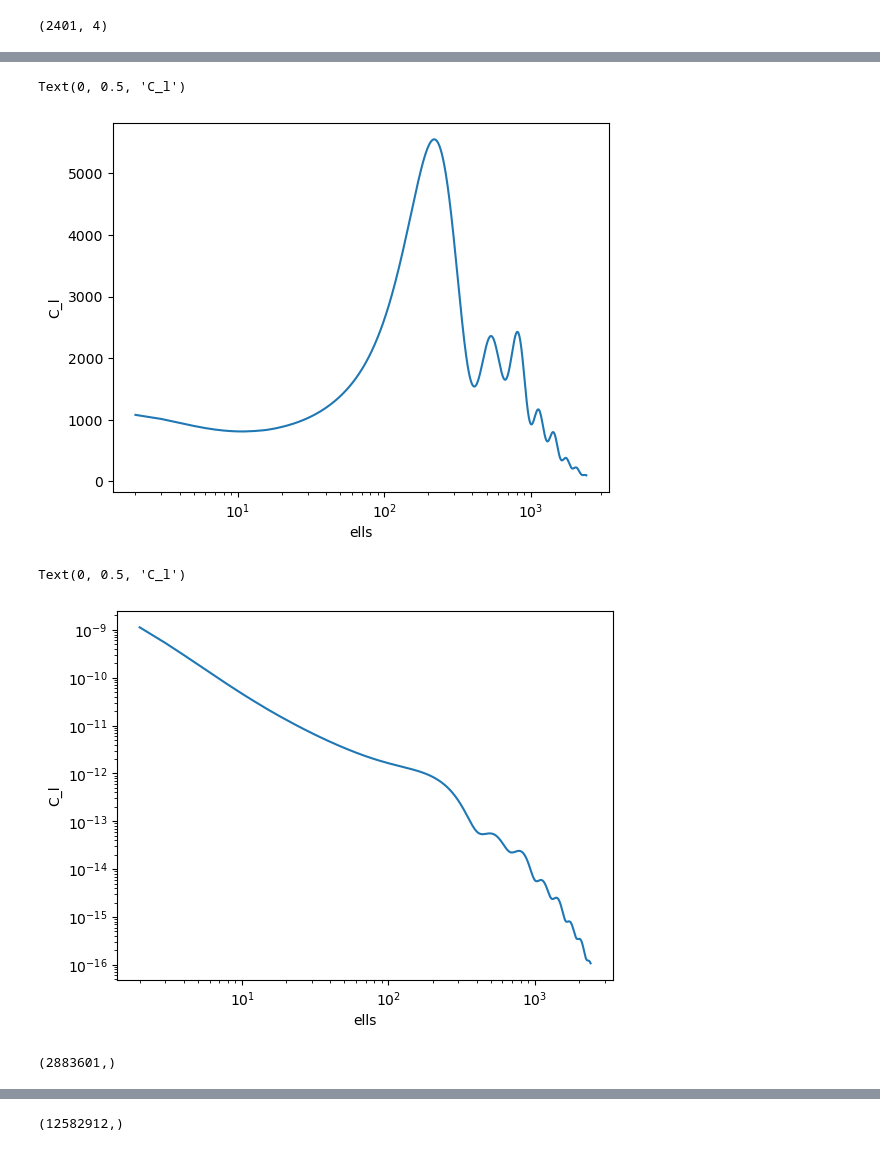
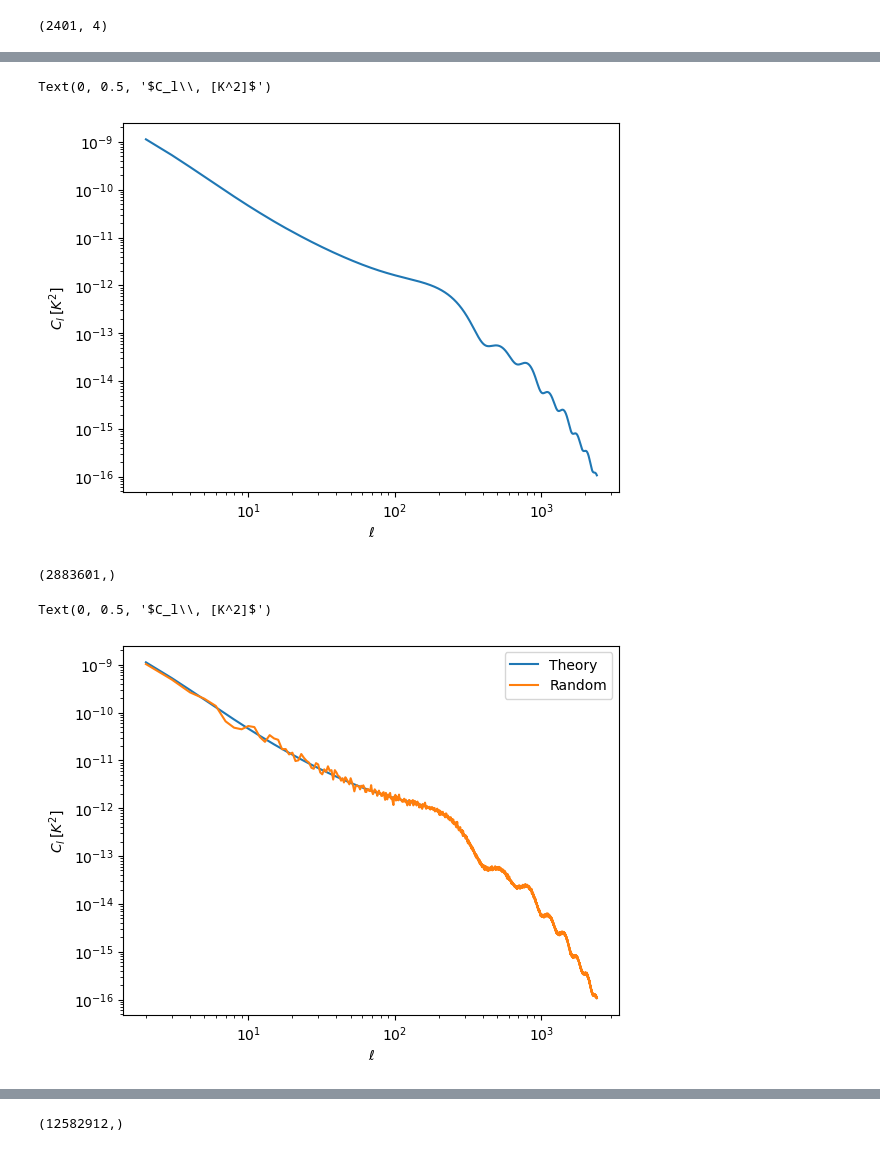
Before and after one commit to GenovaCosmology/AstroCosmoComputational, a Jupyter notebook: Students/Gabriele_Russo/Lesson9/gaussian_map.ipynb, the cells around one changed output, grey strips where cells are left out. Saved outputs shown, nothing was run; the diff lists cells and outputs as text; code cells hidden in the pictures.

```diff
--- a/Students/Gabriele_Russo/Lesson9/gaussian_map.ipynb
+++ b/Students/Gabriele_Russo/Lesson9/gaussian_map.ipynb
@@ -64,7 +80,7 @@ ells = np.arange(len(C_l))
 # %%
-plt.semilogx(ells[2:], C_l[2:])
-plt.xlabel('ells')
-plt.ylabel('C_l')
+plt.loglog(ells[2:], C_l[2:])
+plt.xlabel(r'$\ell$')
+plt.ylabel(r'$C_l\, [K^2]$')
 # %% [output]
-Text(0, 0.5, 'C_l')
+Text(0, 0.5, '$C_l\\, [K^2]$')
-[figure, old version]
+[figure, new version]
@@ -76,7 +90,13 @@ C_l = power['unlensed_scalar'][:, 0]
+# %%
+alms.shape # per ogni l, 2l+1 valori di m
+# %% [output]
+(2883601,)
 # %%
-plt.loglog(ells[2:], C_l[2:])
-plt.xlabel('ells')
-plt.ylabel('C_l')
+plt.loglog(ells[2:], C_l[2:], label='Theory')
+plt.loglog(ells[2:], hp.alm2cl(alms)[2:], label='Random')
+plt.legend(loc='best')
+plt.xlabel(r'$\ell$')
+plt.ylabel(r'$C_l\, [K^2]$')
 # %% [output]
-Text(0, 0.5, 'C_l')
+Text(0, 0.5, '$C_l\\, [K^2]$')
-[figure, old version]
+[figure, new version]
@@ -85,4 +102,0 @@ alms = hp.synalm(C_l)
-# %%
-alms.shape #per ogni l, 2l+1 valori di m
-# %% [output]
-(2883601,)
```
Also changed, not shown: parts of 21 cells of this notebook, 1 other file.
